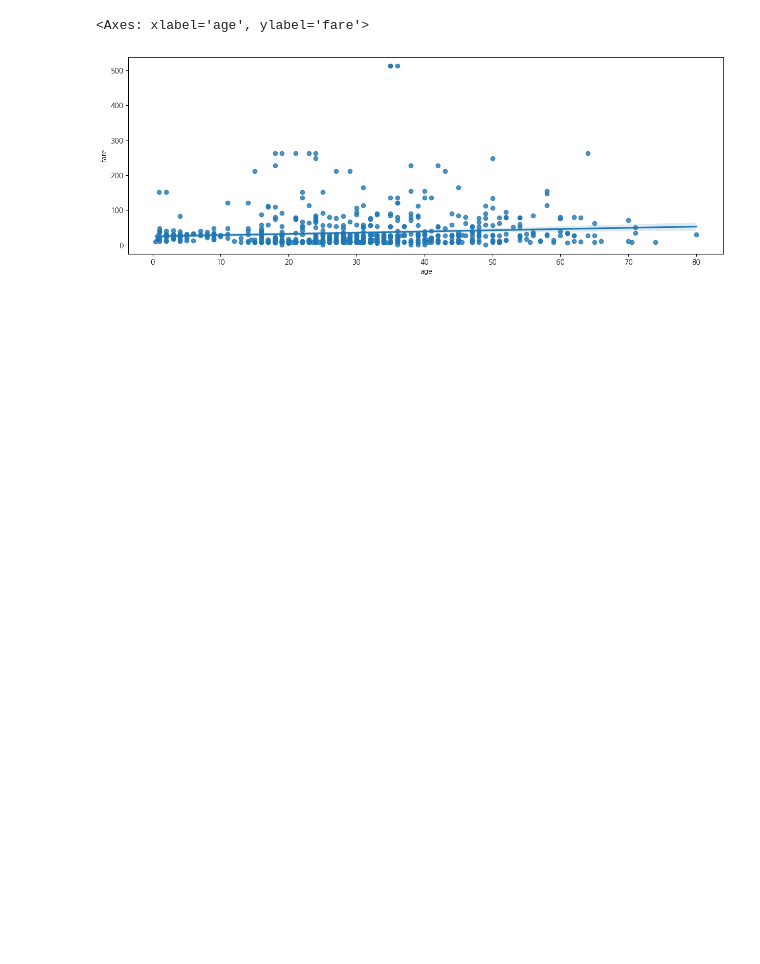
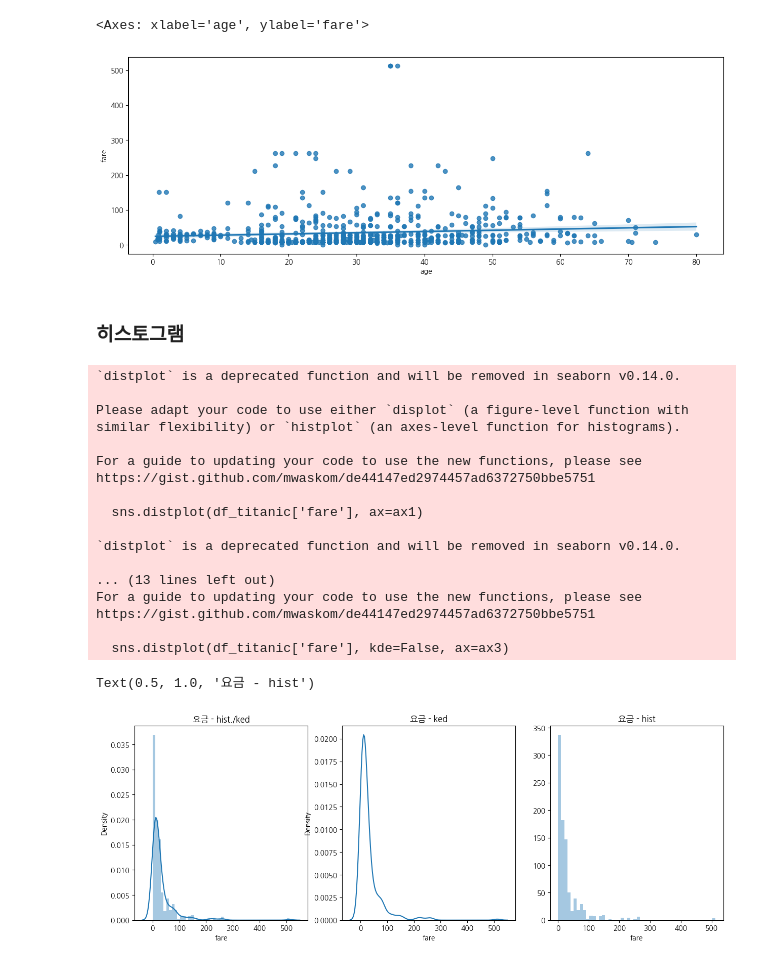
Before and after one commit to gikpreet/class-data_analysis, a Jupyter notebook: 05_Data_Visualization/code/module05.ipynb, the cells around one changed output. Cells and saved outputs as stored; diff of their text form; code cells hidden in the pictures; blank space fills up the shorter version.

```diff
--- a/05_Data_Visualization/code/module05.ipynb
+++ b/05_Data_Visualization/code/module05.ipynb
@@ -328,3 +334,38 @@ sns.regplot(x='age',y='fare',data=df_titanic)
 # %% [output]
 <Axes: xlabel='age', ylabel='fare'>
 [figure]
+# %% [markdown]
+### 히스토그램
+# %%
+fig = plt.figure(figsize=(15,5))
+ax1 = fig.add_subplot(1,3,1)
+ax2 = fig.add_subplot(1,3,2)
+ax3 = fig.add_subplot(1,3,3)
+
+sns.distplot(df_titanic['fare'], ax=ax1)
+sns.distplot(df_titanic['fare'], hist=False, ax=ax2)
+sns.distplot(df_titanic['fare'], kde=False, ax=ax3)
+
+ax1.set_title('요금 - hist./ked')
+ax2.set_title('요금 - ked')
+ax3.set_title('요금 - hist')
+# %% [output]
+`distplot` is a deprecated function and will be removed in seaborn v0.14.0.
+
+Please adapt your code to use either `displot` (a figure-level function with
+similar flexibility) or `histplot` (an axes-level function for histograms).
+
+For a guide to updating your code to use the new functions, please see
+https://gist.github.com/mwaskom/de44147ed2974457ad6372750bbe5751
+
+  sns.distplot(df_titanic['fare'], ax=ax1)
+
+`distplot` is a deprecated function and will be removed in seaborn v0.14.0.
+
+... (13 lines left out)
+For a guide to updating your code to use the new functions, please see
+https://gist.github.com/mwaskom/de44147ed2974457ad6372750bbe5751
+
+  sns.distplot(df_titanic['fare'], kde=False, ax=ax3)
+Text(0.5, 1.0, '요금 - hist')
+[figure, added]
```
Also changed, not shown: parts of 17 cells of this notebook, 7 other files.
